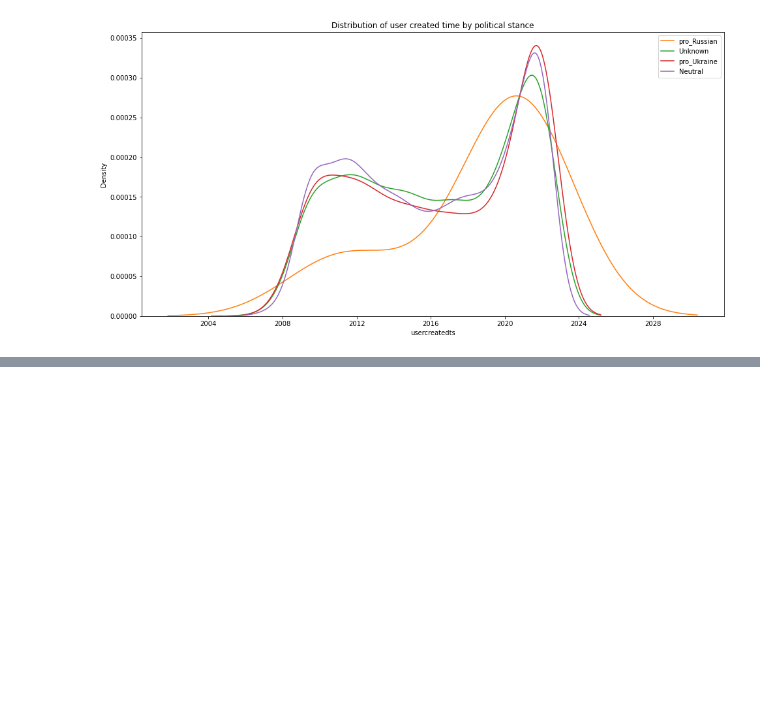
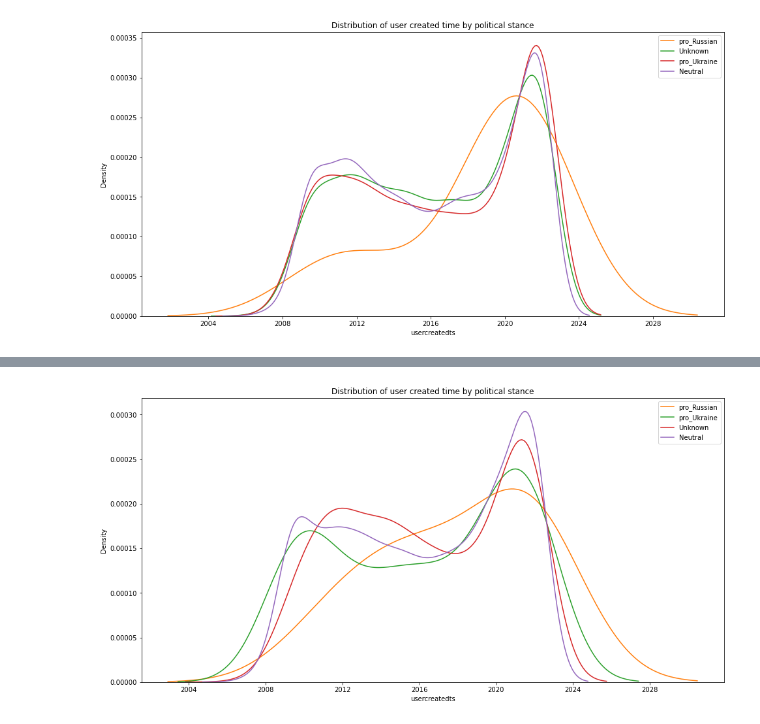
Before and after one commit to Yvonne27Jin/BSDS3002GP_Computational_propaganda_Ukraine, a Jupyter notebook: code/6_Propaganda.ipynb, the cells around one changed output, grey strips where cells are left out. Drawn from its saved outputs; the diff is of its cells as text; code cells hidden in the pictures; blank space fills up the shorter version.

```diff
--- a/code/6_Propaganda.ipynb
+++ b/code/6_Propaganda.ipynb
@@ -172,0 +177,2 @@ plt.show()
+# %%
+df_nci = pd.read_csv("20220508keywords_nci.csv")
@@ -173 +282,11 @@ plt.show()
+# %%
+# Distribution of user created time by political stance
+fig, ax = plt.subplots(figsize=(16,8))
+for stance in df_nci['NodeType'].value_counts().sort_values().index.tolist():
+    sns.kdeplot(df_nci[df_nci['NodeType']==stance]['usercreatedts'],ax=ax, label=stance)
+ax.legend()
+ax.set_title("Distribution of user created time by political stance")
+plt.show()
+# %% [output]
+[figure, added]
 # %%
```
Also changed, not shown: parts of 5 cells of this notebook, 5 other files.
